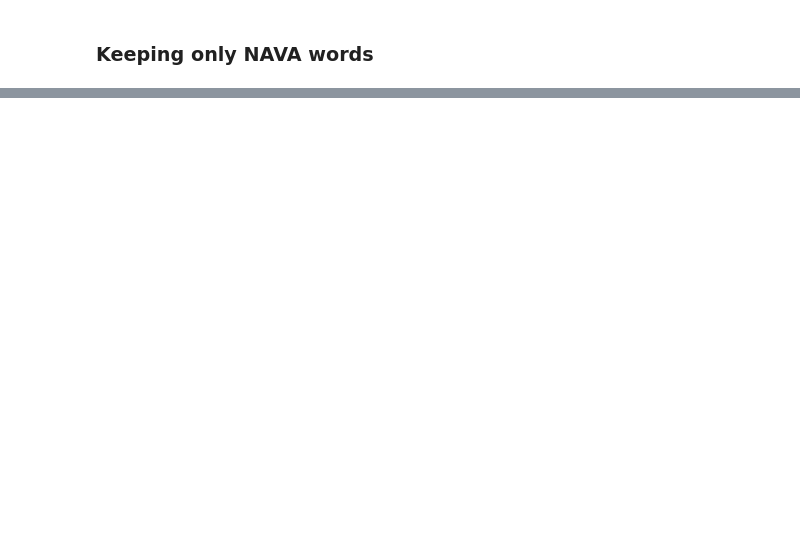
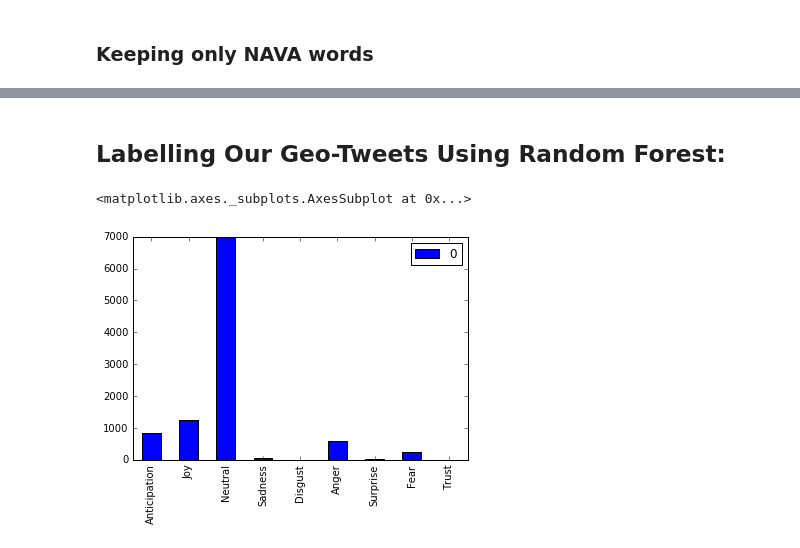
Before and after one commit to meryemmhamdi1/GMR_ADA_Project, a Jupyter notebook: Semi-Supervised Emotion Recognition .ipynb, the cells around one changed output, grey strips where cells are left out. Cells and saved outputs as stored; diff of their text form; code cells hidden in the pictures; blank space fills up the shorter version.

```diff
--- a/Semi-Supervised Emotion Recognition .ipynb
+++ b/Semi-Supervised Emotion Recognition .ipynb
@@ -303,0 +265,4 @@ nava_tweets = keep_only_nava_words(lemmatized_tweets)
+# %%
+AnnotatedTweets = getAvgFeatureVecs(nava_tweets, model, 300)
+# %%
+UnAnnotatedTweets = getAvgFeatureVecs(unannotated_nava_tweets, model, 300)
@@ -358,0 +477,26 @@ KeyError: "word 'arresting' not in vocabulary"
+# %% [markdown]
+## Labelling Our Geo-Tweets Using Random Forest:
+# %%
+resultUnannotatedTweets = forest.predict(UnAnnotatedTweets)
+resultUnannotatedTweets_df = pd.DataFrame()
+resultUnannotatedTweets_df['Emotion_Id'] = resultUnannotatedTweets
+
+emo_dict = {
+    0: 'Anger',
+    1: 'Anticipation',
+    2: 'Disgust',
+    3: 'Fear',
+    4: 'Joy',
+    5: 'Sadness',
+    6: 'Surprise',
+    7: 'Trust',
+    8: 'Neutral'
+}
+
+resultUnannotatedTweets_df['Emotion'] = [emo_dict[emotion_id] for emotion_id in resultUnannotatedTweets_df['Emotion_Id'] ]
+frequency = Counter(resultUnannotatedTweets_df['Emotion'])
+df = pd.DataFrame.from_dict(frequency, orient='index')
+df.plot(kind='bar')
+# %% [output]
+<matplotlib.axes._subplots.AxesSubplot at 0x...>
+[figure, added]
```
Also changed, not shown: parts of 75 cells of this notebook, 16 other files.
